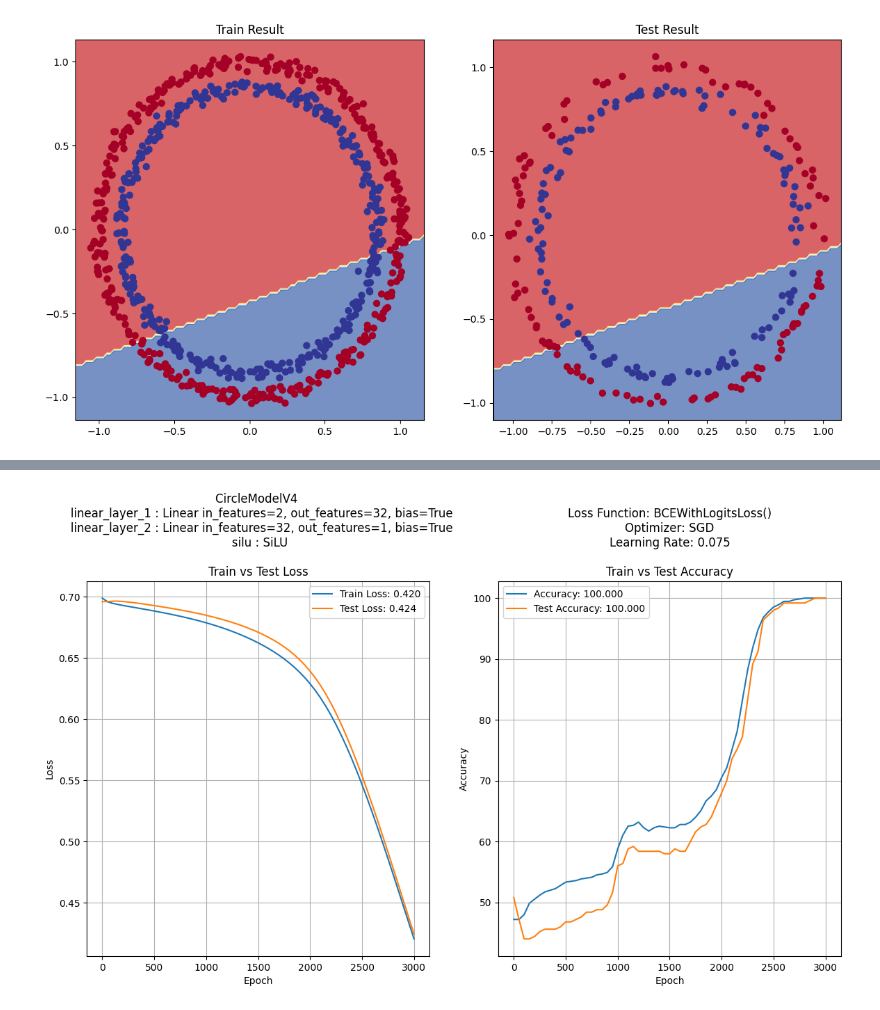
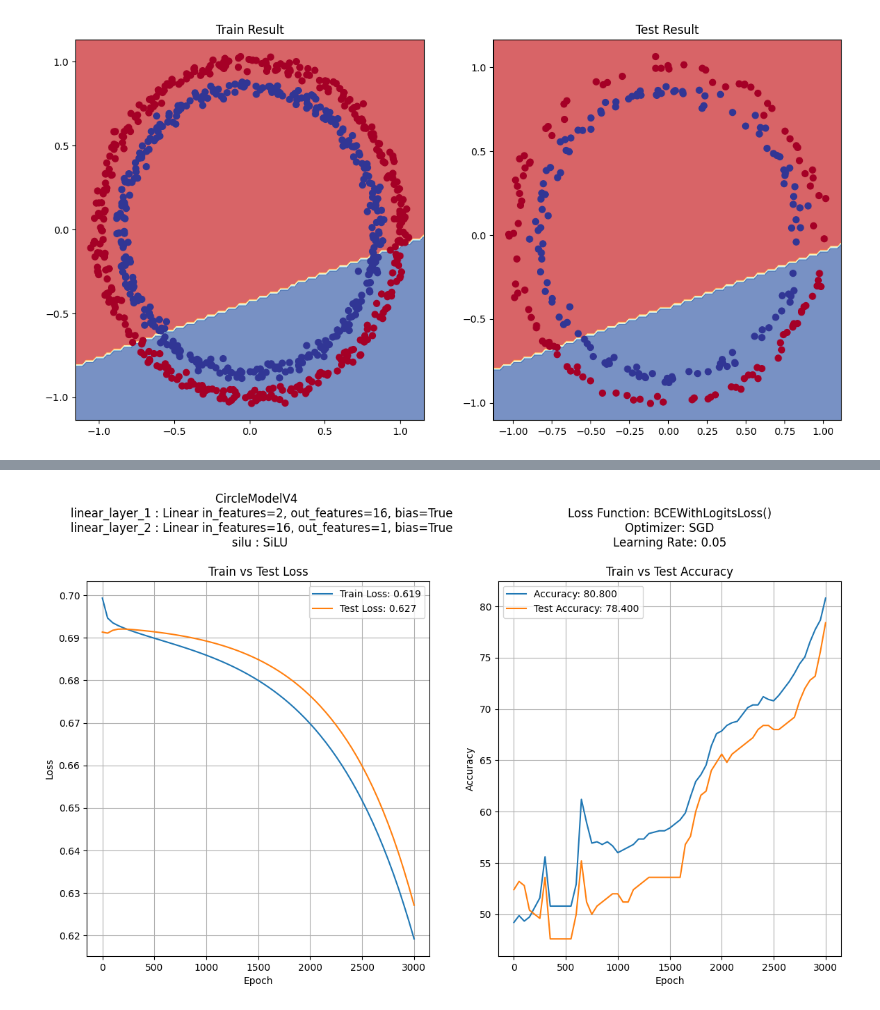
Before and after one commit to marcel1520/ML-course, a Jupyter notebook: training_nn_circles_loop_function.ipynb, the cells around one changed output, grey strips where cells are left out. Cells and saved outputs as stored; diff of their text form; code cells hidden in the pictures.

```diff
--- a/training_nn_circles_loop_function.ipynb
+++ b/training_nn_circles_loop_function.ipynb
@@ -20,8 +20,10 @@ X_circle, y_circle = make_circles(n_samples=1000,
                                   noise=0.025,
                                   random_state=50,
                                   factor=0.85)
-lr_const = 0.075
-hidden_layers = 32
+lr_const = 0.05
+hidden_layers = 16
+num_epochs = 3050
+print_freq = 50
 
 plt.figure(figsize=(7, 7))
 plt.title("Circles")
@@ -70,7 +72,7 @@ acc_values_1 = []
 test_loss_values_1 = []
 test_acc_values_1 = []
 
-epochs_1 = 3050
+epochs_1 = num_epochs
 
 for epoch_1 in range(epochs_1):
     model_1.train()
@@ -89,7 +91,7 @@ for epoch_1 in range(epochs_1):
         test_pred = torch.round(torch.sigmoid(test_logits))
         test_acc_1 = accuracy_fn(y_test, test_pred)
 
-        if epoch_1 % 50 == 0:
+        if epoch_1 % print_freq == 0:
             epochs_count_1.append(epoch_1)
             loss_values_1.append(loss_1)
             test_loss_values_1.append(test_loss_1)
@@ -411,6 +418,6 @@ optimizer_4_name, learning_rate_4 = get_optimizer_info(optimizer_4)
 epochs_count_4, loss_values_4, test_loss_values_4, acc_values_4, test_acc_values_4 = train_loop(model_4, loss_fn_4, accuracy_fn, optimizer_4,
                                                                                                 X_train, y_train,
                                                                                                 X_test, y_test,
-                                                                                                epochs=3050, print_freq=50,
+                                                                                                epochs=num_epochs, print_freq=print_freq,
                                                                                                 device=None)
 # %% [output]
@@ -434,11 +441,17 @@ Epoch: 3000 | Loss: 0.420 | Acc: 100.000 | Test Loss: 0.424 | Test Acc: 100.000
 # %%
-final_loss_4, final_test_loss_4, final_acc_4, final_test_acc_4 = get_final_train_loop_values(loss_values_4, test_loss_values_4, acc_values_4, test_acc_values_4)
+final_loss_4, final_test_loss_4, final_acc_4, final_test_acc_4 = get_final_train_loop_values(loss_values_4,
+                                                                                             test_loss_values_4,
+                                                                                             acc_values_4,
+                                                                                             test_acc_values_4)
 # %%
 results_4 = collect_final_values(model_4_name, final_loss_4, final_test_loss_4, final_acc_4, final_test_acc_4)
 # %%
-model_4_graphs = plot_graphs(model_4_architecture, epochs_count_4, loss_values_4, final_loss_4, test_loss_values_4, final_test_loss_4, acc_values_4, final_acc_4, test_acc_values_4, final_test_acc_4, loss_fn_4, optimizer_4_name, learning_rate_4)
+model_4_graphs = plot_graphs(model_4_architecture, epochs_count_4,
+                             loss_values_4, final_loss_4, test_loss_values_4, final_test_loss_4,
+                             acc_values_4, final_acc_4, test_acc_values_4, final_test_acc_4,
+                             loss_fn_4, optimizer_4_name, learning_rate_4)
 # %% [output]
-[figure, old version]
+[figure, new version]
 # %%
 model_4_results = plot_results(model_4, X_train, y_train, X_test, y_test)
 # %% [output]
```
Also changed, not shown: parts of 20 cells of this notebook.
